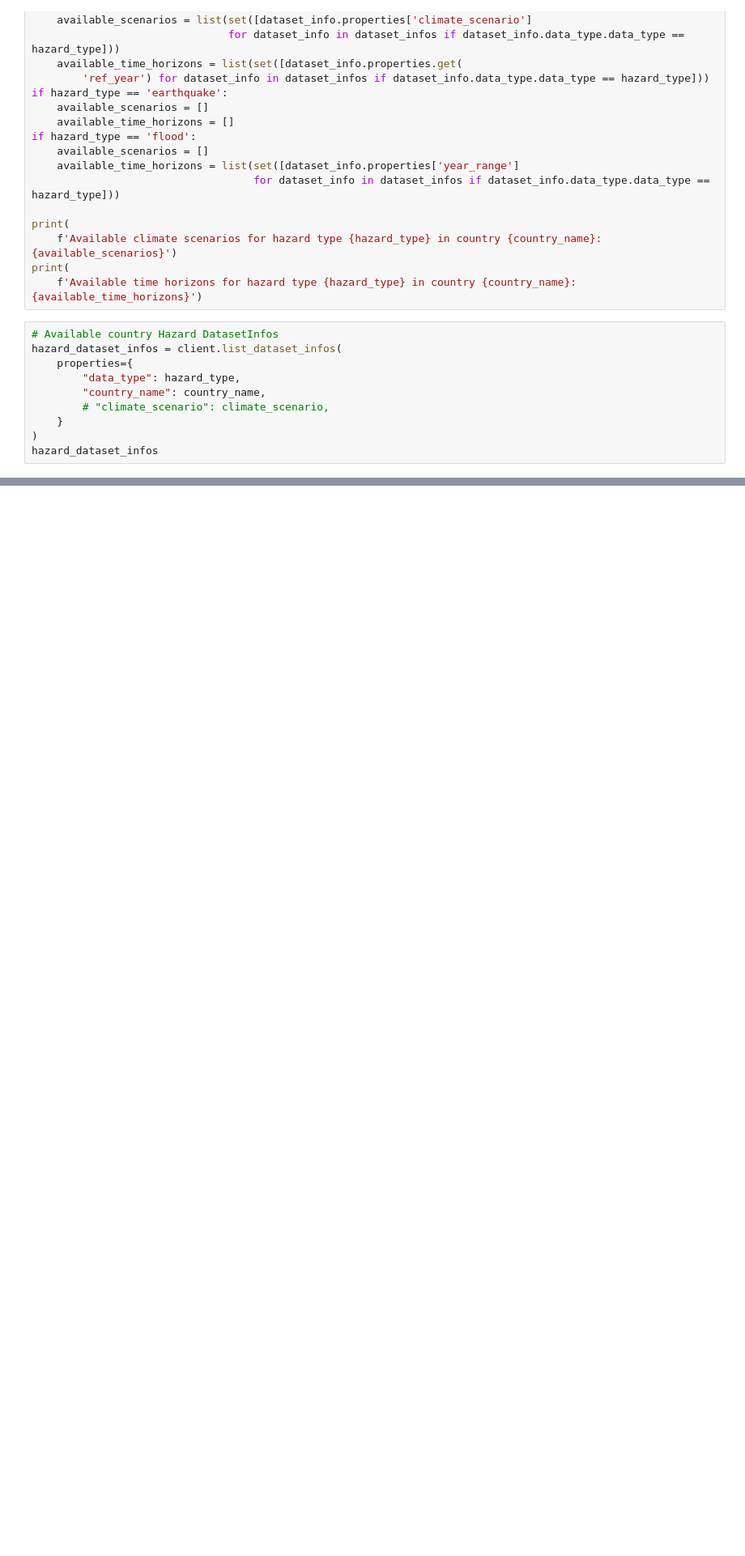
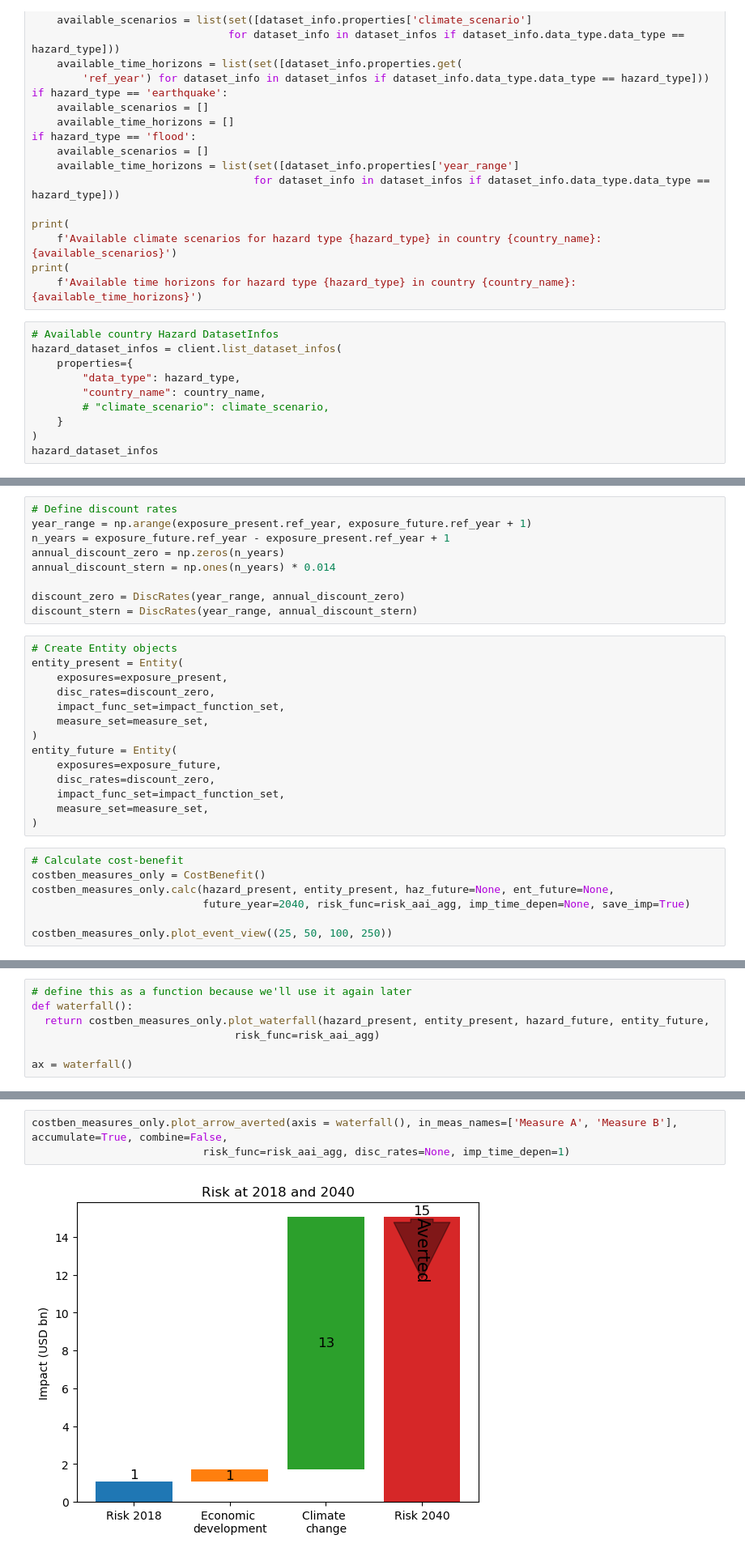
Before and after one commit to gkalomalos/ERA_projects_SWORD, a Jupyter notebook: backend/dev.ipynb, the cells around one changed output, grey strips where cells are left out. Shown at 81% size. Drawn from its saved outputs; the diff is of its cells as text; blank space fills up the shorter version.

```diff
--- a/backend/dev.ipynb
+++ b/backend/dev.ipynb
@@ -171,0 +190,30 @@ haz.haz_type
+# %%
+# Define discount rates
+year_range = np.arange(exposure_present.ref_year, exposure_future.ref_year + 1)
+n_years = exposure_future.ref_year - exposure_present.ref_year + 1
+annual_discount_zero = np.zeros(n_years)
+annual_discount_stern = np.ones(n_years) * 0.014
+
+discount_zero = DiscRates(year_range, annual_discount_zero)
+discount_stern = DiscRates(year_range, annual_discount_stern)
+# %%
+# Create Entity objects
+entity_present = Entity(
+    exposures=exposure_present,
+    disc_rates=discount_zero,
+    impact_func_set=impact_function_set,
+    measure_set=measure_set,
+)
+entity_future = Entity(
+    exposures=exposure_future,
+    disc_rates=discount_zero,
+    impact_func_set=impact_function_set,
+    measure_set=measure_set,
+)
+# %%
+# Calculate cost-benefit
+costben_measures_only = CostBenefit()
+costben_measures_only.calc(hazard_present, entity_present, haz_future=None, ent_future=None,
+                           future_year=2040, risk_func=risk_aai_agg, imp_time_depen=None, save_imp=True)
+
+costben_measures_only.plot_event_view((25, 50, 100, 250))
@@ -171,0 +234,7 @@ haz.haz_type
+# %%
+# define this as a function because we'll use it again later
+def waterfall():
+  return costben_measures_only.plot_waterfall(hazard_present, entity_present, hazard_future, entity_future,
+                                risk_func=risk_aai_agg)
+
+ax = waterfall()
@@ -171,0 +243,5 @@ haz.haz_type
+# %%
+costben_measures_only.plot_arrow_averted(axis = waterfall(), in_meas_names=['Measure A', 'Measure B'], accumulate=True, combine=False,
+                           risk_func=risk_aai_agg, disc_rates=None, imp_time_depen=1)
+# %% [output]
+[figure, added]
```
Also changed, not shown: parts of 19 cells of this notebook, 2 other files.
